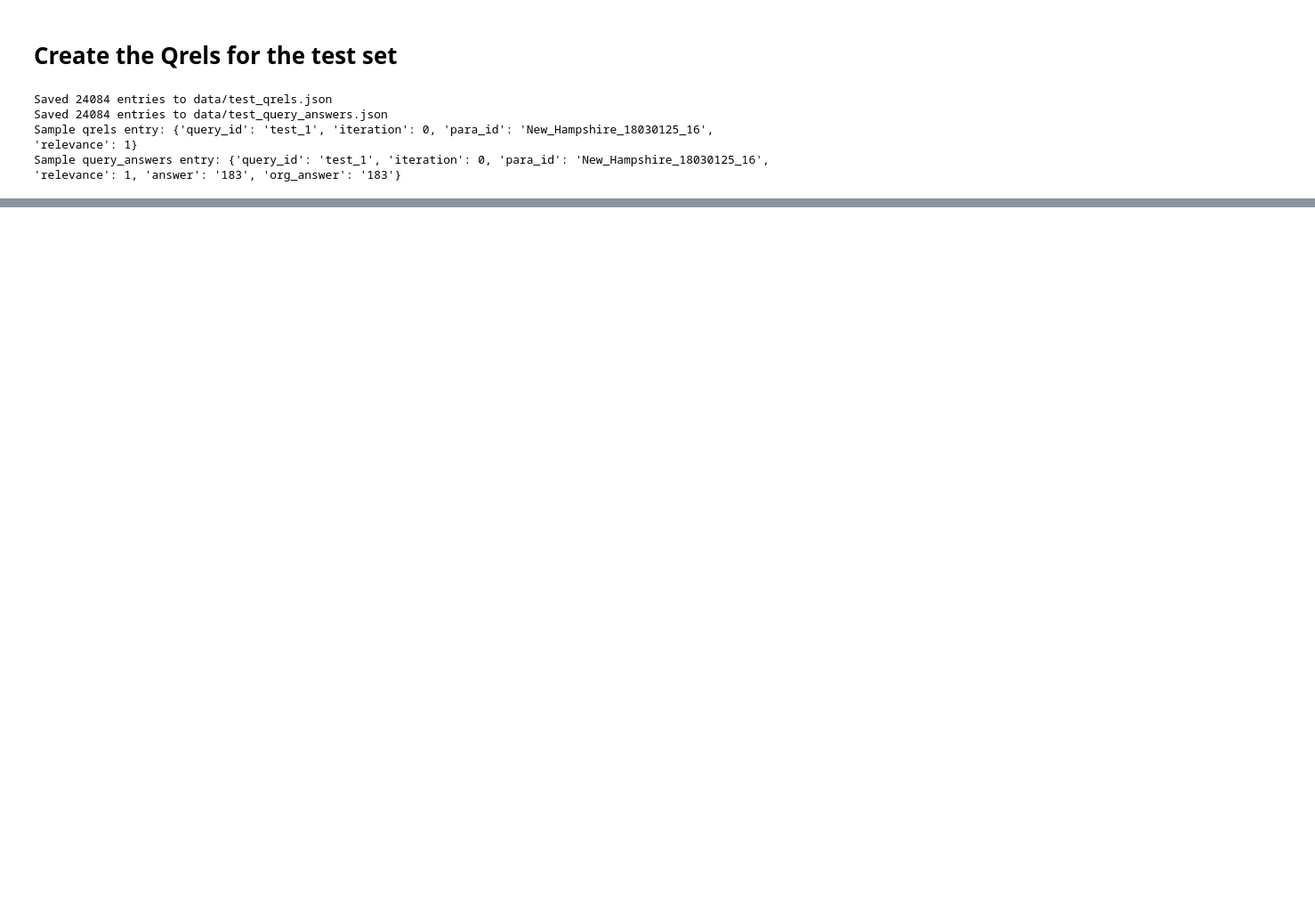
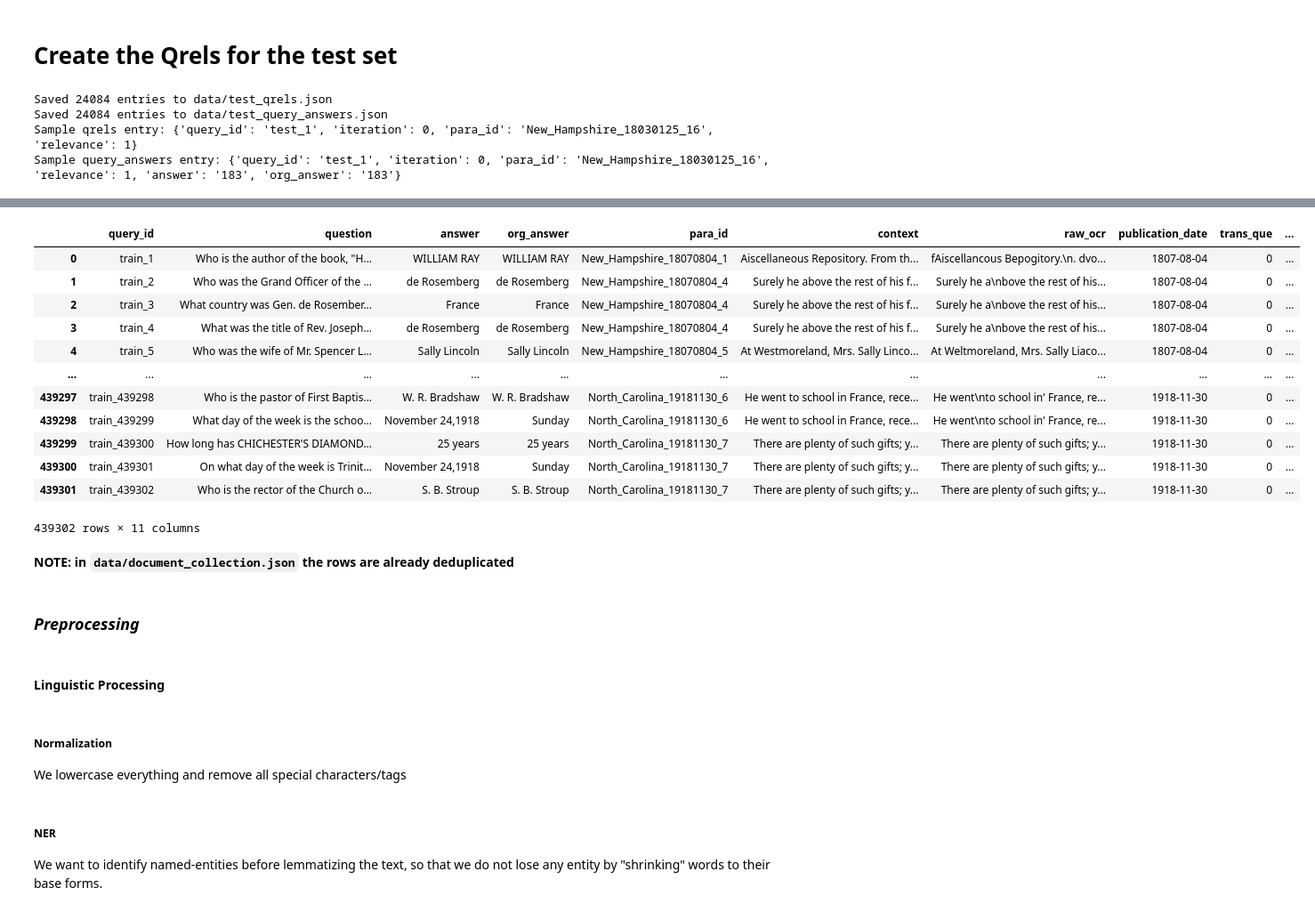
Before and after one commit to gpinelli/HistoricalNews_InformationRetrievalProject, a Jupyter notebook: Historical_News_Question_Answering.ipynb, the cells around one changed output, grey strips where cells are left out. Shown at 89% size. Saved outputs shown, nothing was run; the diff lists cells and outputs as text; code cells hidden in the pictures; blank space fills up the shorter version.

```diff
--- a/Historical_News_Question_Answering.ipynb
+++ b/Historical_News_Question_Answering.ipynb
@@ -275,0 +278,8 @@ Sample query_answers entry: {'query_id': 'test_1', 'iteration': 0, 'para_id': 'N
+# %%
+input_files = ['data/document_collection.json', 'data/test.json', 'data/test_qrels.json', 'data/test_queries.json', 'data/test_query_answers.json', 'data/train.json', 'data/validation.json']
+
+dataframes = {}
+for input_file in input_files:
+    with open(input_file, "r", encoding="utf-8") as f:
+        data = json.load(f)
+        dataframes[input_file] = pd.read_json(input_file)
@@ -275,0 +302,28 @@ Sample query_answers entry: {'query_id': 'test_1', 'iteration': 0, 'para_id': 'N
+# %%
+dataframes['data/train.json']
+# %% [output]
+|  | query_id | question | answer | org_answer | para_id | context | raw_ocr | publication_date | trans_que | ... |
+| 0 | train_1 | Who is the author of the book, "H... | WILLIAM RAY | WILLIAM RAY | New_Hampshire_18070804_1 | Aiscellaneous Repository. From th... | fAiscellancous Bepogitory.\n. dvo... | 1807-08-04 | 0 | ... |
+| 1 | train_2 | Who was the Grand Officer of the ... | de Rosemberg | de Rosemberg | New_Hampshire_18070804_4 | Surely he above the rest of his f... | Surely he a\nbove the rest of his... | 1807-08-04 | 0 | ... |
+| 2 | train_3 | What country was Gen. de Rosember... | France | France | New_Hampshire_18070804_4 | Surely he above the rest of his f... | Surely he a\nbove the rest of his... | 1807-08-04 | 0 | ... |
+| 3 | train_4 | What was the title of Rev. Joseph... | de Rosemberg | de Rosemberg | New_Hampshire_18070804_4 | Surely he above the rest of his f... | Surely he a\nbove the rest of his... | 1807-08-04 | 0 | ... |
+| 4 | train_5 | Who was the wife of Mr. Spencer L... | Sally Lincoln | Sally Lincoln | New_Hampshire_18070804_5 | At Westmoreland, Mrs. Sally Linco... | At Weltmoreland, Mrs. Sally Liaco... | 1807-08-04 | 0 | ... |
+| ... | ... | ... | ... | ... | ... | ... | ... | ... | ... | ... |
+| 439297 | train_439298 | Who is the pastor of First Baptis... | W. R. Bradshaw | W. R. Bradshaw | North_Carolina_19181130_6 | He went to school in France, rece... | He went\nto school in' France, re... | 1918-11-30 | 0 | ... |
+| 439298 | train_439299 | What day of the week is the schoo... | November 24,1918 | Sunday | North_Carolina_19181130_6 | He went to school in France, rece... | He went\nto school in' France, re... | 1918-11-30 | 0 | ... |
+| 439299 | train_439300 | How long has CHICHESTER'S DIAMOND... | 25 years | 25 years | North_Carolina_19181130_7 | There are plenty of such gifts; y... | There are plenty of such gifts; y... | 1918-11-30 | 0 | ... |
+| 439300 | train_439301 | On what day of the week is Trinit... | November 24,1918 | Sunday | North_Carolina_19181130_7 | There are plenty of such gifts; y... | There are plenty of such gifts; y... | 1918-11-30 | 0 | ... |
+| 439301 | train_439302 | Who is the rector of the Church o... | S. B. Stroup | S. B. Stroup | North_Carolina_19181130_7 | There are plenty of such gifts; y... | There are plenty of such gifts; y... | 1918-11-30 | 0 | ... |
+439302 rows × 11 columns
+# %% [markdown]
+**NOTE: in `data/document_collection.json` the rows are already deduplicated**
+# %% [markdown]
+### _Preprocessing_
+# %% [markdown]
+#### **Linguistic Processing**
+# %% [markdown]
+##### Normalization
+We lowercase everything and remove all special characters/tags
+# %% [markdown]
+##### NER
+We want to identify named-entities before lemmatizing the text, so that we do not lose any entity by "shrinking" words to their base forms.
```
Also changed, not shown: parts of 11 cells of this notebook.
